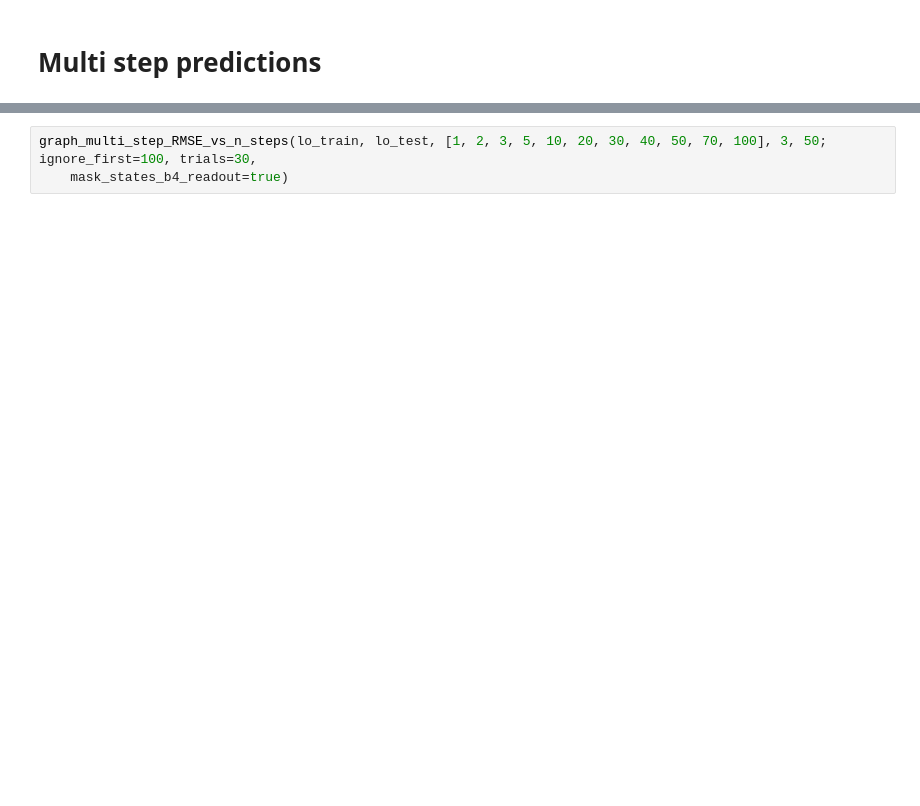
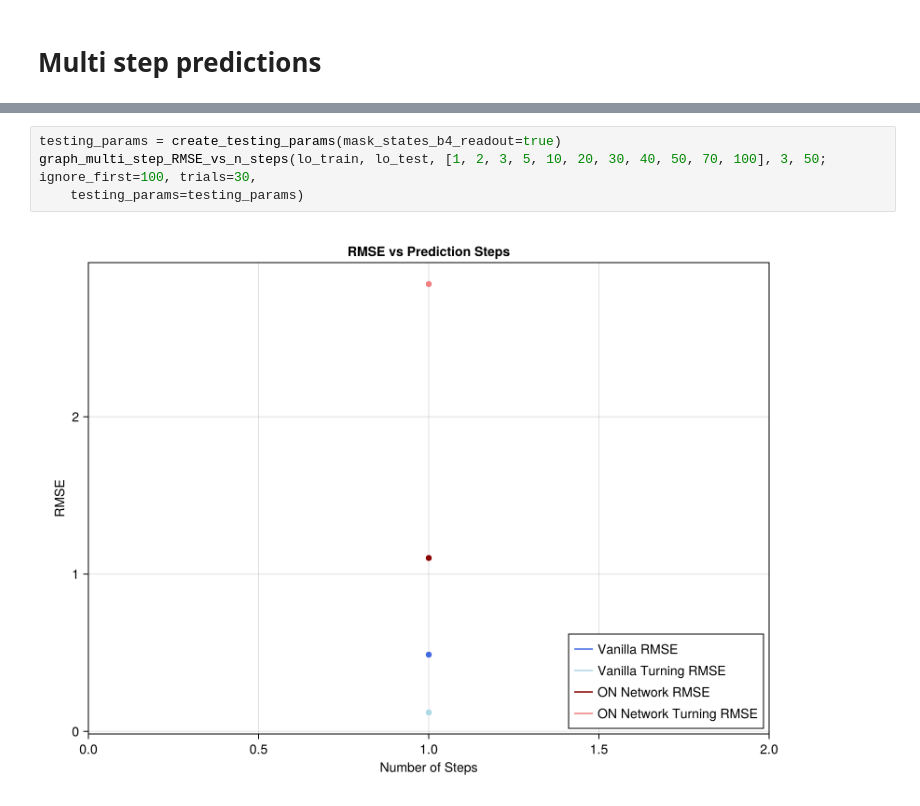
Before and after one commit to HectorMorlet/echo-state-networks, a Jupyter notebook: Notebooks/ESN-ON Based Reservoir Layers - Readout Masking.ipynb, the cells around one changed output, grey strips where cells are left out. Cells and saved outputs as stored; diff of their text form; blank space fills up the shorter version.

```diff
--- a/Notebooks/ESN-ON Based Reservoir Layers - Readout Masking.ipynb
+++ b/Notebooks/ESN-ON Based Reservoir Layers - Readout Masking.ipynb
@@ -35,3 +36,6 @@ graph_multi_step_RMSE_vs_n_steps(lo_train, lo_test, [1, 2, 3, 5, 10, 20, 30, 40,
 # %%
+testing_params = create_testing_params(mask_states_b4_readout=true)
 graph_multi_step_RMSE_vs_n_steps(lo_train, lo_test, [1, 2, 3, 5, 10, 20, 30, 40, 50, 70, 100], 3, 50; ignore_first=100, trials=30,
-    mask_states_b4_readout=true)
+    testing_params=testing_params)
+# %% [output]
+[figure, added]
```
Also changed, not shown: parts of 4 cells of this notebook, 10 other files.
